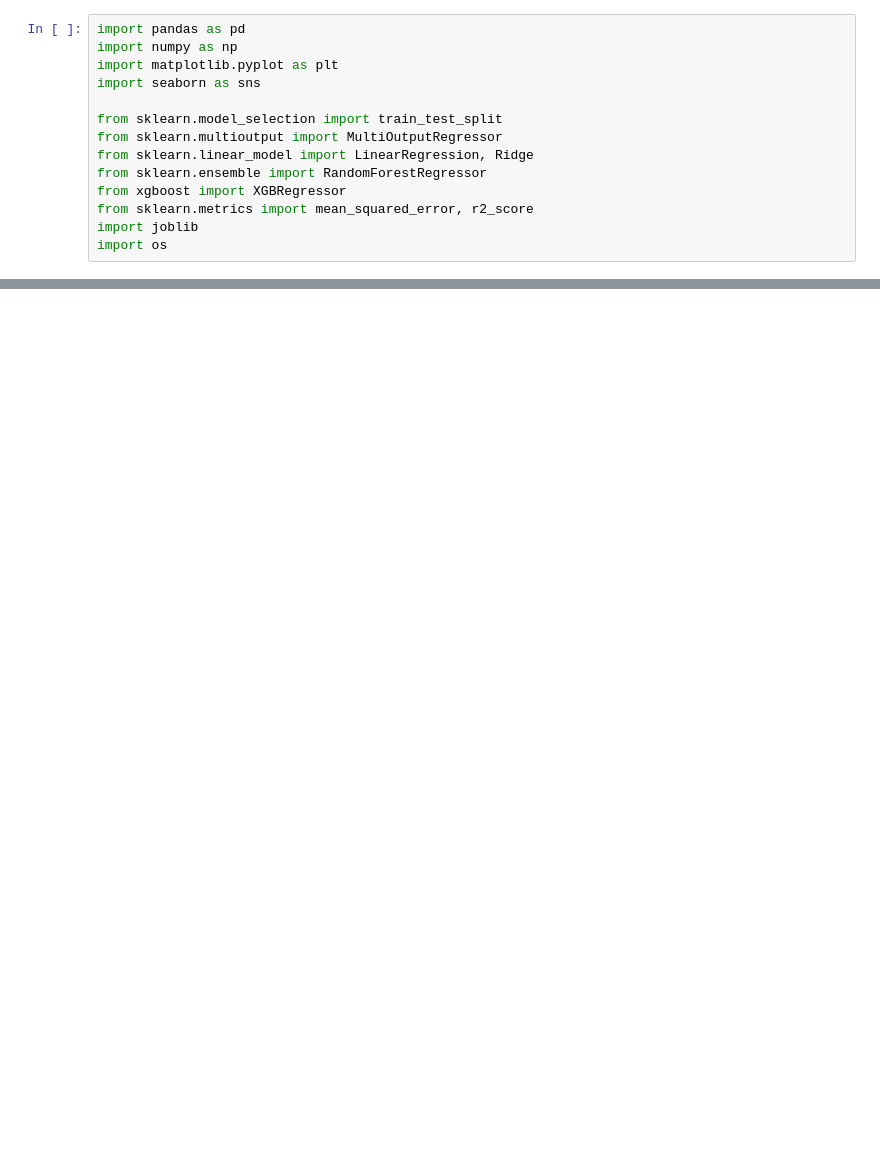
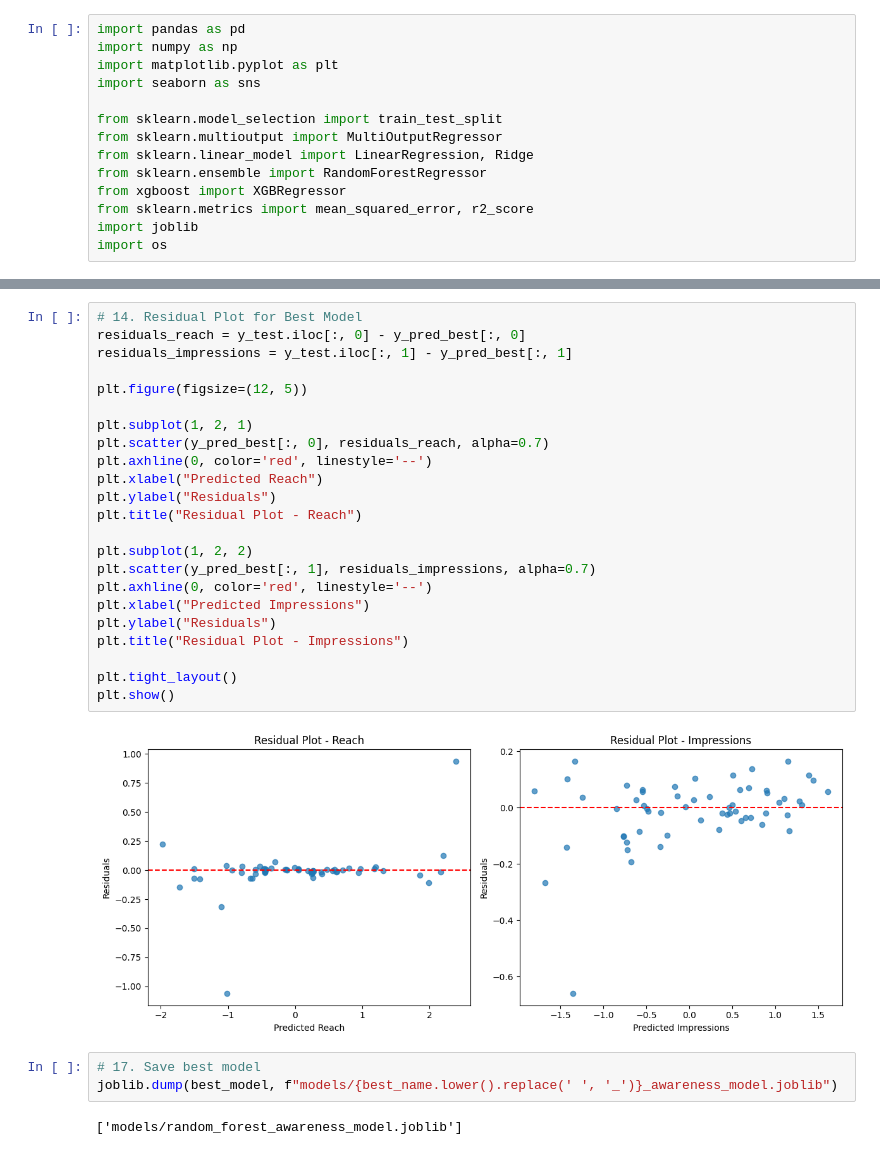
Before and after one commit to ghassantaleb/orange-tunisie-branding-analytics, a Jupyter notebook: notebooks/feature_engineering_awareness.ipynb, the cells around one changed output, grey strips where cells are left out. Drawn from its saved outputs; the diff is of its cells as text; blank space fills up the shorter version.

```diff
--- a/notebooks/feature_engineering_awareness.ipynb
+++ b/notebooks/feature_engineering_awareness.ipynb
@@ -222,0 +316,30 @@ We saved the best-performing Random Forest model (`rf_multi_awareness`) for pred
+# %%
+# 14. Residual Plot for Best Model
+residuals_reach = y_test.iloc[:, 0] - y_pred_best[:, 0]
+residuals_impressions = y_test.iloc[:, 1] - y_pred_best[:, 1]
+
+plt.figure(figsize=(12, 5))
+
+plt.subplot(1, 2, 1)
+plt.scatter(y_pred_best[:, 0], residuals_reach, alpha=0.7)
+plt.axhline(0, color='red', linestyle='--')
+plt.xlabel("Predicted Reach")
+plt.ylabel("Residuals")
+plt.title("Residual Plot - Reach")
+
+plt.subplot(1, 2, 2)
+plt.scatter(y_pred_best[:, 1], residuals_impressions, alpha=0.7)
+plt.axhline(0, color='red', linestyle='--')
+plt.xlabel("Predicted Impressions")
+plt.ylabel("Residuals")
+plt.title("Residual Plot - Impressions")
+
+plt.tight_layout()
+plt.show()
+# %% [output]
+[figure, added]
+# %%
+# 17. Save best model
+joblib.dump(best_model, f"models/{best_name.lower().replace(' ', '_')}_awareness_model.joblib")
+# %% [output]
+['models/random_forest_awareness_model.joblib']
```
Also changed, not shown: parts of 17 cells of this notebook, 13 other files.
